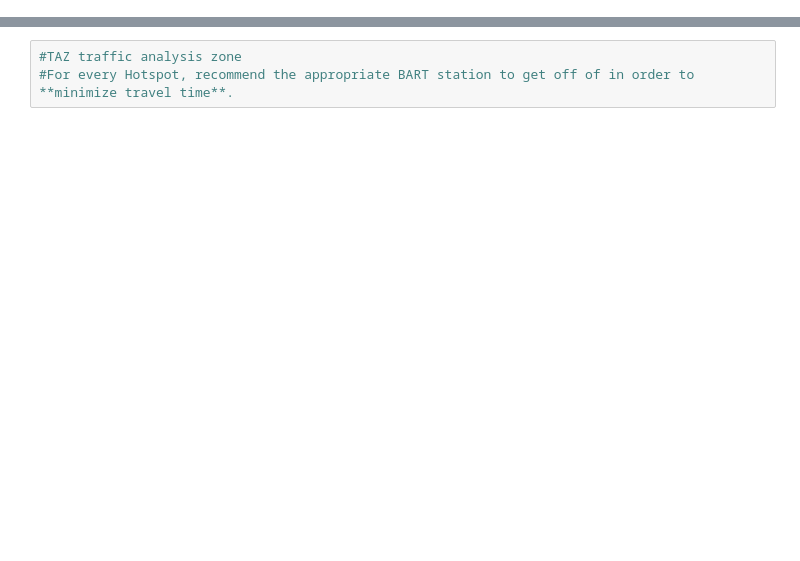
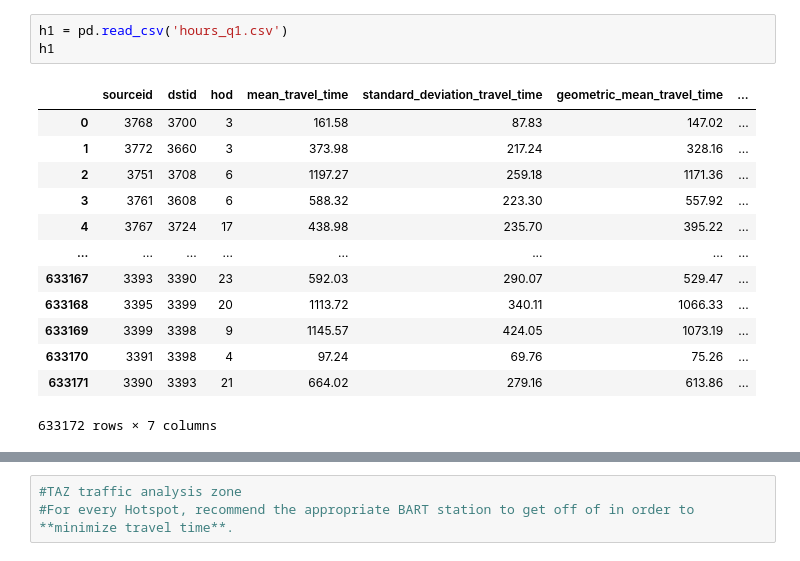
Before and after one commit to annsudhart/DataHacks2020, a Jupyter notebook: Datahacks 2020.ipynb, the cells around one changed output, grey strips where cells are left out. Drawn from its saved outputs; the diff is of its cells as text; blank space fills up the shorter version.

```diff
--- a/Datahacks 2020.ipynb
+++ b/Datahacks 2020.ipynb
@@ -80,0 +57,17 @@ h2 = pd.read_csv('datasets/hours_q2.csv') # ride times for Quarter 2
+# %%
+h1 = pd.read_csv('hours_q1.csv')
+h1
+# %% [output]
+|  | sourceid | dstid | hod | mean_travel_time | standard_deviation_travel_time | geometric_mean_travel_time | ... |
+| 0 | 3768 | 3700 | 3 | 161.58 | 87.83 | 147.02 | ... |
+| 1 | 3772 | 3660 | 3 | 373.98 | 217.24 | 328.16 | ... |
+| 2 | 3751 | 3708 | 6 | 1197.27 | 259.18 | 1171.36 | ... |
+| 3 | 3761 | 3608 | 6 | 588.32 | 223.30 | 557.92 | ... |
+| 4 | 3767 | 3724 | 17 | 438.98 | 235.70 | 395.22 | ... |
+| ... | ... | ... | ... | ... | ... | ... | ... |
+| 633167 | 3393 | 3390 | 23 | 592.03 | 290.07 | 529.47 | ... |
+| 633168 | 3395 | 3399 | 20 | 1113.72 | 340.11 | 1066.33 | ... |
+| 633169 | 3399 | 3398 | 9 | 1145.57 | 424.05 | 1073.19 | ... |
+| 633170 | 3391 | 3398 | 4 | 97.24 | 69.76 | 75.26 | ... |
+| 633171 | 3390 | 3393 | 21 | 664.02 | 279.16 | 613.86 | ... |
+633172 rows × 7 columns
```
Also changed, not shown: parts of 53 cells of this notebook.
